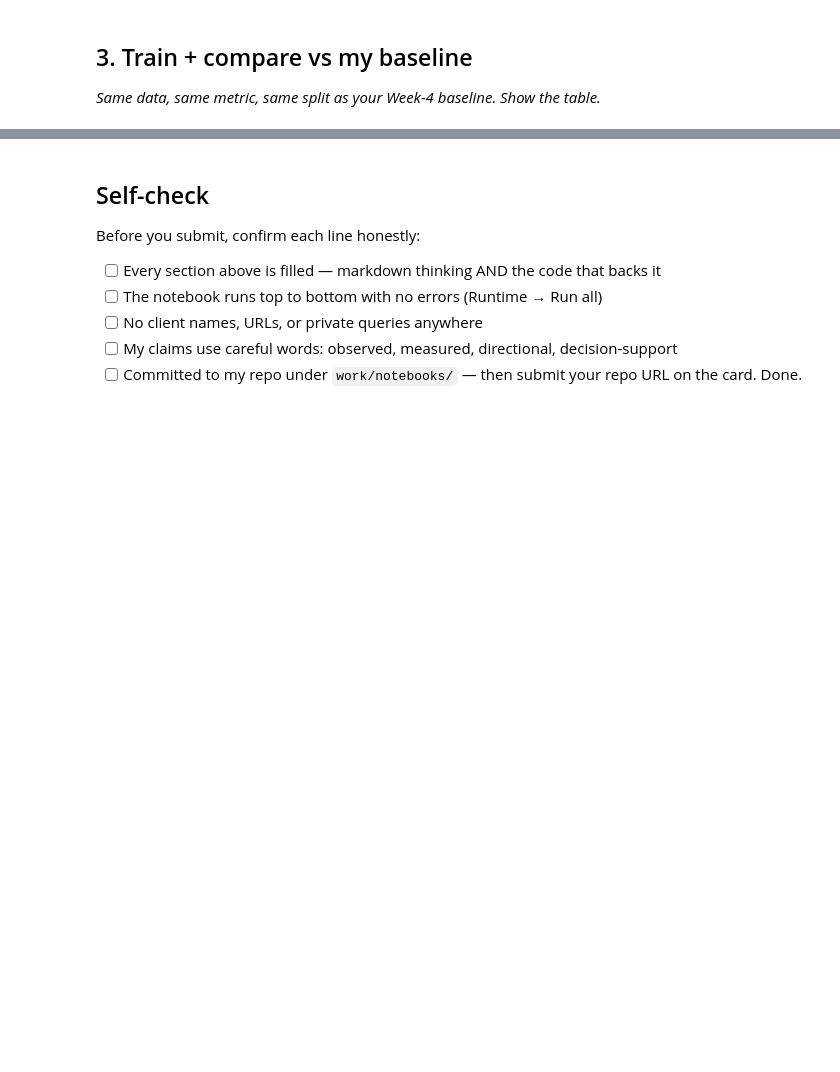
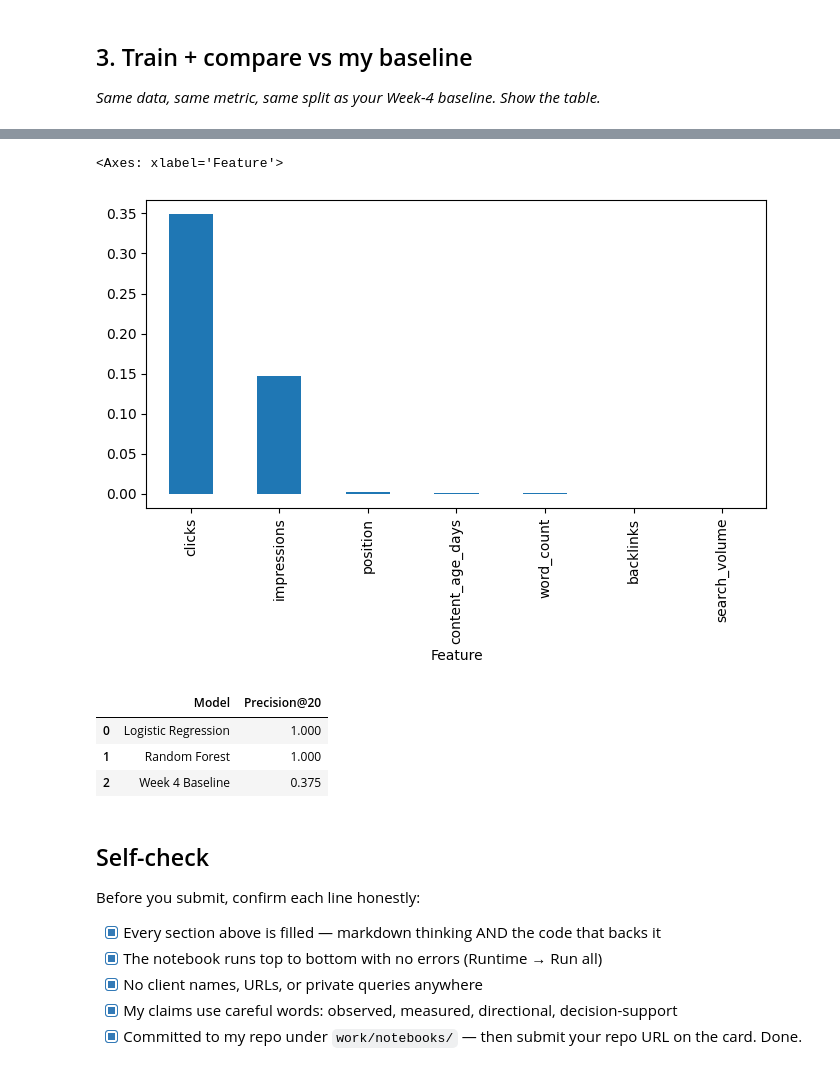
Before and after one commit to helnagar123/flyrank-ml-internship, a Jupyter notebook: work/notebooks/w05_model.ipynb, the cells around one changed output, grey strips where cells are left out. Cells and saved outputs as stored; diff of their text form; code cells hidden in the pictures; blank space fills up the shorter version.

```diff
--- a/work/notebooks/w05_model.ipynb
+++ b/work/notebooks/w05_model.ipynb
@@ -36,0 +319,9 @@ This skeleton is yours to fill. Work the sections **in order** — each one has
+# %%
+log_model = LogisticRegression(
+    max_iter=1000,
+    random_state=42
+)
+
+log_model.fit(X_train, y_train)
+
+print("Logistic Regression trained successfully.")
@@ -36,0 +342,10 @@ This skeleton is yours to fill. Work the sections **in order** — each one has
+# %%
+rf_model = RandomForestClassifier(
+    n_estimators=200,
+    random_state=42,
+    n_jobs=-1
+)
+
+rf_model.fit(X_train, y_train)
+
+print("Random Forest trained successfully.")
@@ -36,0 +442,16 @@ This skeleton is yours to fill. Work the sections **in order** — each one has
+# %%
+perm = permutation_importance(
+    rf_model,
+    X_test,
+    y_test,
+    n_repeats=10,
+    random_state=42,
+    n_jobs=-1
+)
+
+importance_df = pd.DataFrame({
+    "Feature": X_test.columns,
+    "Importance": perm.importances_mean
+}).sort_values("Importance", ascending=False)
+
+importance_df
@@ -37,10 +467,45 @@ This skeleton is yours to fill. Work the sections **in order** — each one has
+# %%
+importance_df.plot.bar(
+    x="Feature",
+    y="Importance",
+    figsize=(8,4),
+    legend=False
+)
+# %% [output]
+<Axes: xlabel='Feature'>
+[figure, added]
+# %%
+comparison = pd.DataFrame({
+    "Model":[
+        "Week 4 Baseline",
+        "Logistic Regression",
+        "Random Forest"
+    ],
+    "Precision@20":[
+        baseline_precision,
+        log_precision,
+        rf_precision
+    ]
+})
+
+comparison = comparison.sort_values(
+    "Precision@20",
+    ascending=False
+).reset_index(drop=True)
+
+comparison
+# %% [output]
+|  | Model | Precision@20 |
+| 0 | Logistic Regression | 1.000 |
+| 1 | Random Forest | 1.000 |
+| 2 | Week 4 Baseline | 0.375 |
 # %% [markdown]
 ## Self-check
 
 Before you submit, confirm each line honestly:
 
-- [ ] Every section above is filled — markdown thinking AND the code that backs it
-- [ ] The notebook runs top to bottom with no errors (Runtime → Run all)
-- [ ] No client names, URLs, or private queries anywhere
-- [ ] My claims use careful words: observed, measured, directional, decision-support
-- [ ] Committed to my repo under `work/notebooks/` — then submit your repo URL on the card. Done.
+- [x] Every section above is filled — markdown thinking AND the code that backs it
+- [x] The notebook runs top to bottom with no errors (Runtime → Run all)
+- [x] No client names, URLs, or private queries anywhere
+- [x] My claims use careful words: observed, measured, directional, decision-support
+- [x] Committed to my repo under `work/notebooks/` — then submit your repo URL on the card. Done.
```
Also changed, not shown: parts of 33 cells of this notebook.
